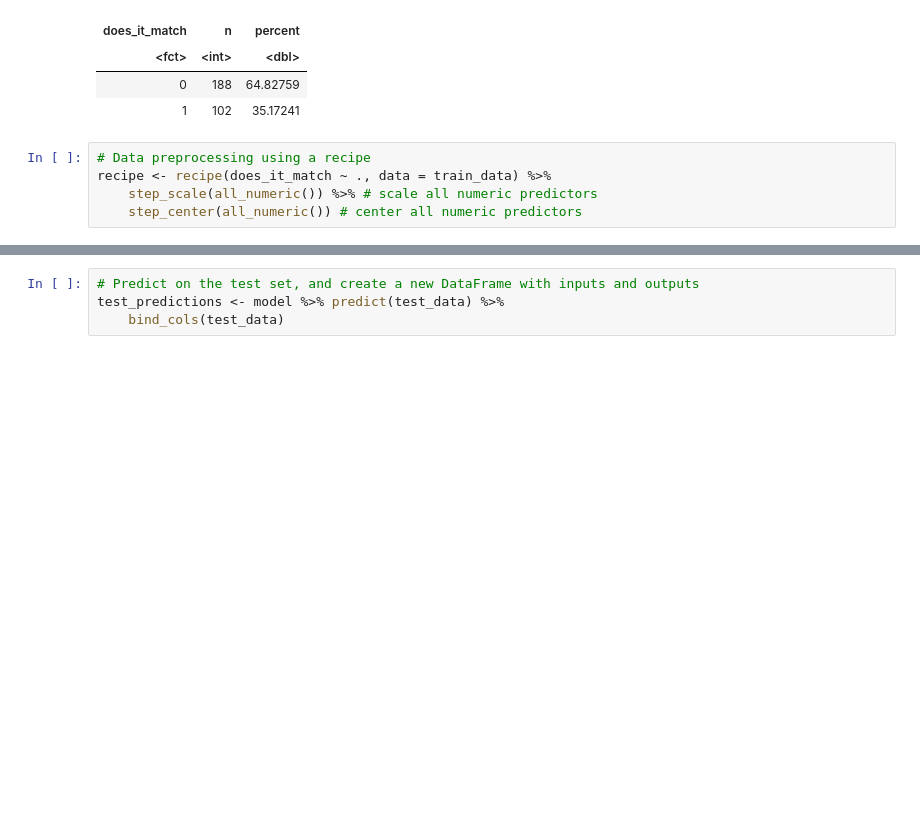
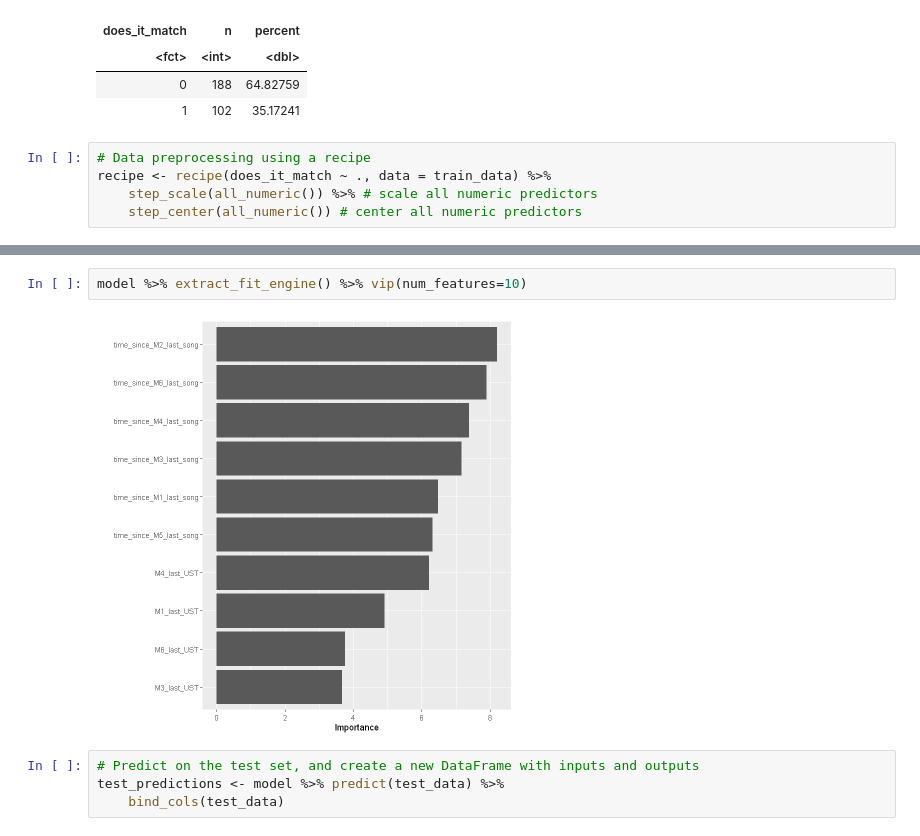
Before and after one commit to jsanvik/Birdsong, a Jupyter notebook: 03 Modelling/04 match_random_forest.ipynb, the cells around one changed output, grey strips where cells are left out. Cells and saved outputs as stored; diff of their text form; blank space fills up the shorter version.

```diff
--- a/03 Modelling/04 match_random_forest.ipynb
+++ b/03 Modelling/04 match_random_forest.ipynb
@@ -248,3 +272,7 @@ OOB prediction error (Brier s.):  0.2077389
+# %%
+model %>% extract_fit_engine() %>% vip(num_features=10)
+# %% [output]
+[figure, added]
 # %%
 # Predict on the test set, and create a new DataFrame with inputs and outputs
 test_predictions <- model %>% predict(test_data) %>%
```
Also changed, not shown: parts of 9 cells of this notebook, 7 other files.
